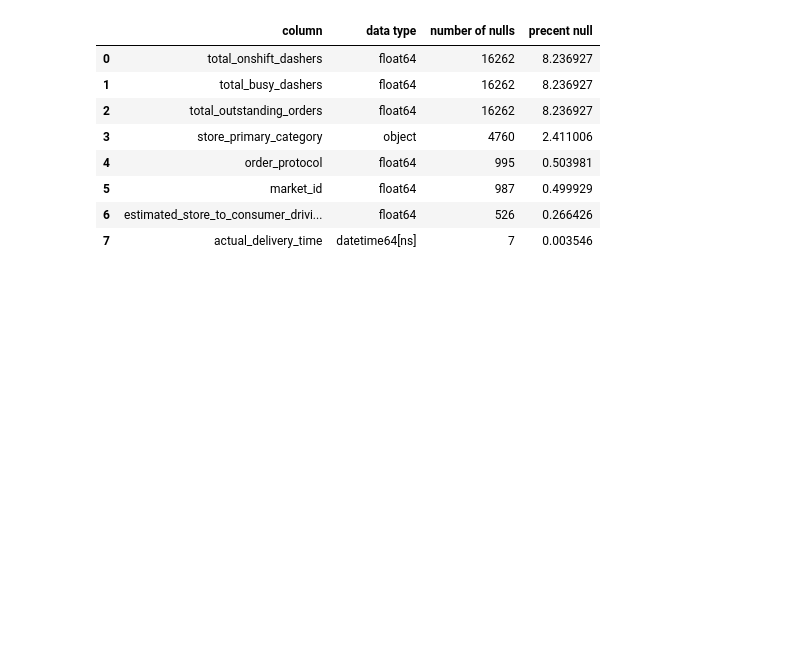
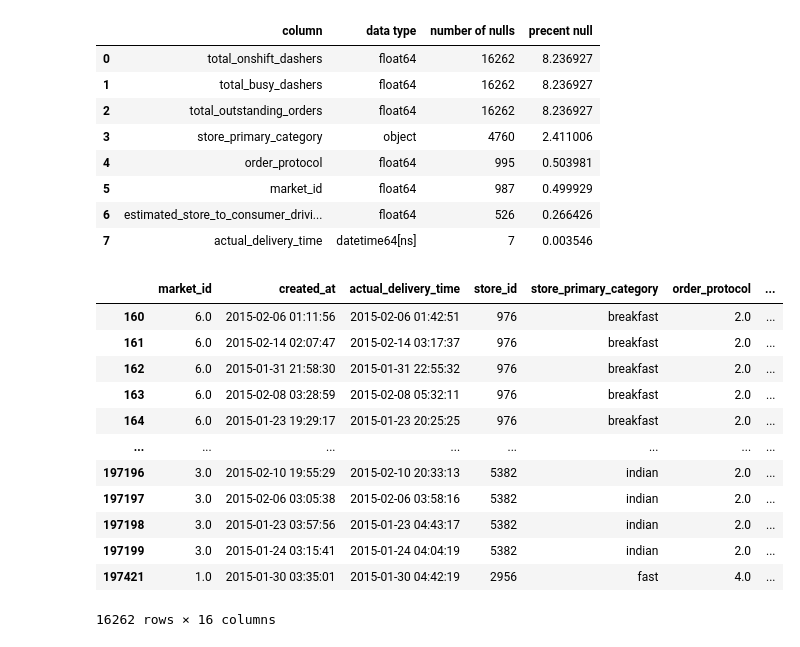
Before and after one commit to meg-williams/Delivery-Duration-Prediction, a Jupyter notebook: delivery_duration.ipynb, the cells around one changed output. Saved outputs shown, nothing was run; the diff lists cells and outputs as text; code cells hidden in the pictures; blank space fills up the shorter version.

Commit message:
checking for nulls overlap

```diff
--- a/delivery_duration.ipynb
+++ b/delivery_duration.ipynb
@@ -91,3 +91,20 @@ nulls_data(df)
 | 5 | market_id | float64 | 987 | 0.499929 |
 | 6 | estimated_store_to_consumer_drivi... | float64 | 526 | 0.266426 |
 | 7 | actual_delivery_time | datetime64[ns] | 7 | 0.003546 |
+# %%
+# checking if the null values in these columns occurr all on the same rows
+df.loc[df['total_onshift_dashers'].isnull() & df['total_busy_dashers'].isnull() & df['total_outstanding_orders'].isnull()]
+# %% [output]
+|  | market_id | created_at | actual_delivery_time | store_id | store_primary_category | order_protocol | ... |
+| 160 | 6.0 | 2015-02-06 01:11:56 | 2015-02-06 01:42:51 | 976 | breakfast | 2.0 | ... |
+| 161 | 6.0 | 2015-02-14 02:07:47 | 2015-02-14 03:17:37 | 976 | breakfast | 2.0 | ... |
+| 162 | 6.0 | 2015-01-31 21:58:30 | 2015-01-31 22:55:32 | 976 | breakfast | 2.0 | ... |
+| 163 | 6.0 | 2015-02-08 03:28:59 | 2015-02-08 05:32:11 | 976 | breakfast | 2.0 | ... |
+| 164 | 6.0 | 2015-01-23 19:29:17 | 2015-01-23 20:25:25 | 976 | breakfast | 2.0 | ... |
+| ... | ... | ... | ... | ... | ... | ... | ... |
+| 197196 | 3.0 | 2015-02-10 19:55:29 | 2015-02-10 20:33:13 | 5382 | indian | 2.0 | ... |
+| 197197 | 3.0 | 2015-02-06 03:05:38 | 2015-02-06 03:58:16 | 5382 | indian | 2.0 | ... |
+| 197198 | 3.0 | 2015-01-23 03:57:56 | 2015-01-23 04:43:17 | 5382 | indian | 2.0 | ... |
+| 197199 | 3.0 | 2015-01-24 03:15:41 | 2015-01-24 04:04:19 | 5382 | indian | 2.0 | ... |
+| 197421 | 1.0 | 2015-01-30 03:35:01 | 2015-01-30 04:42:19 | 2956 | fast | 4.0 | ... |
+16262 rows × 16 columns
```
Also changed, not shown: parts of 2 cells of this notebook.
